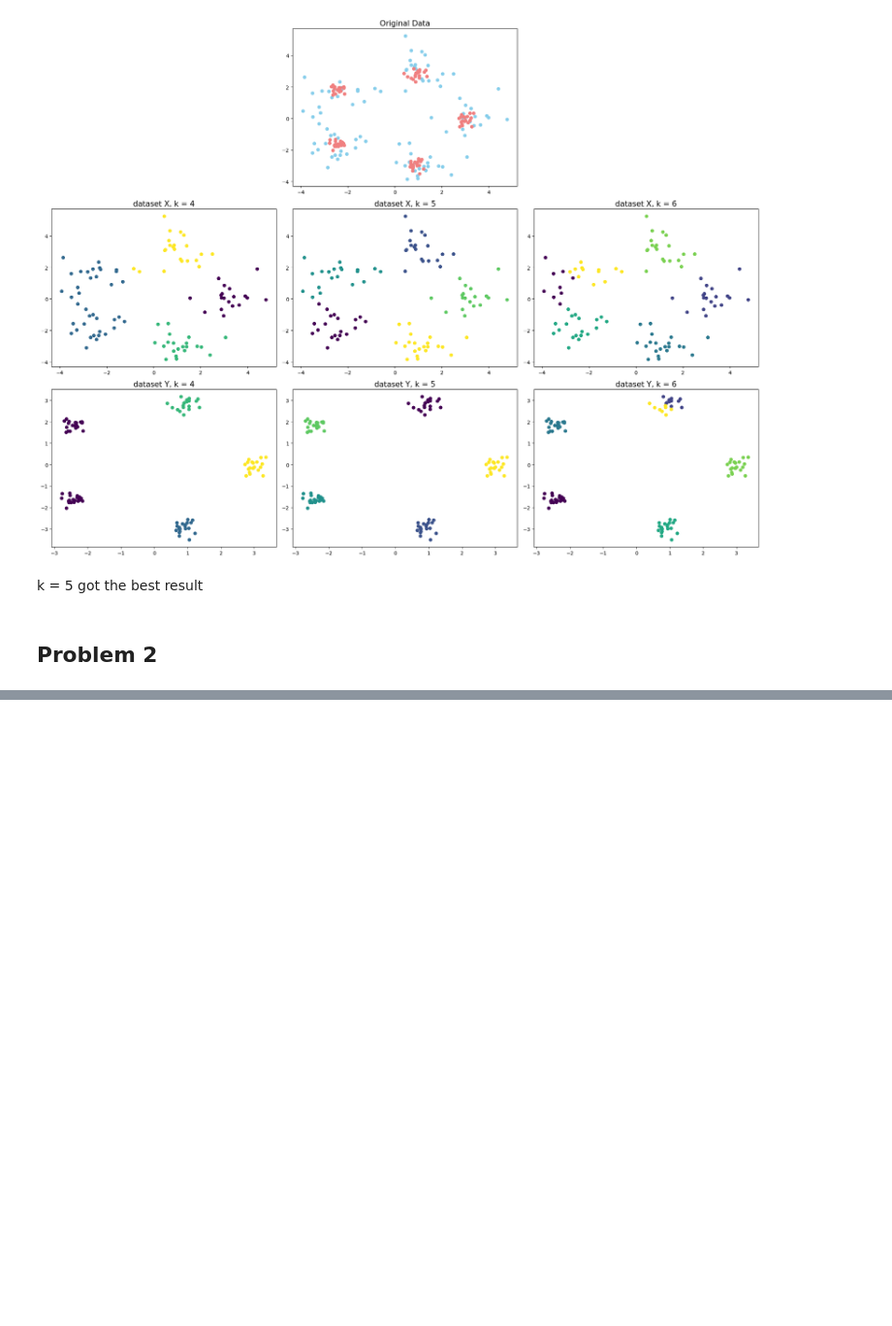
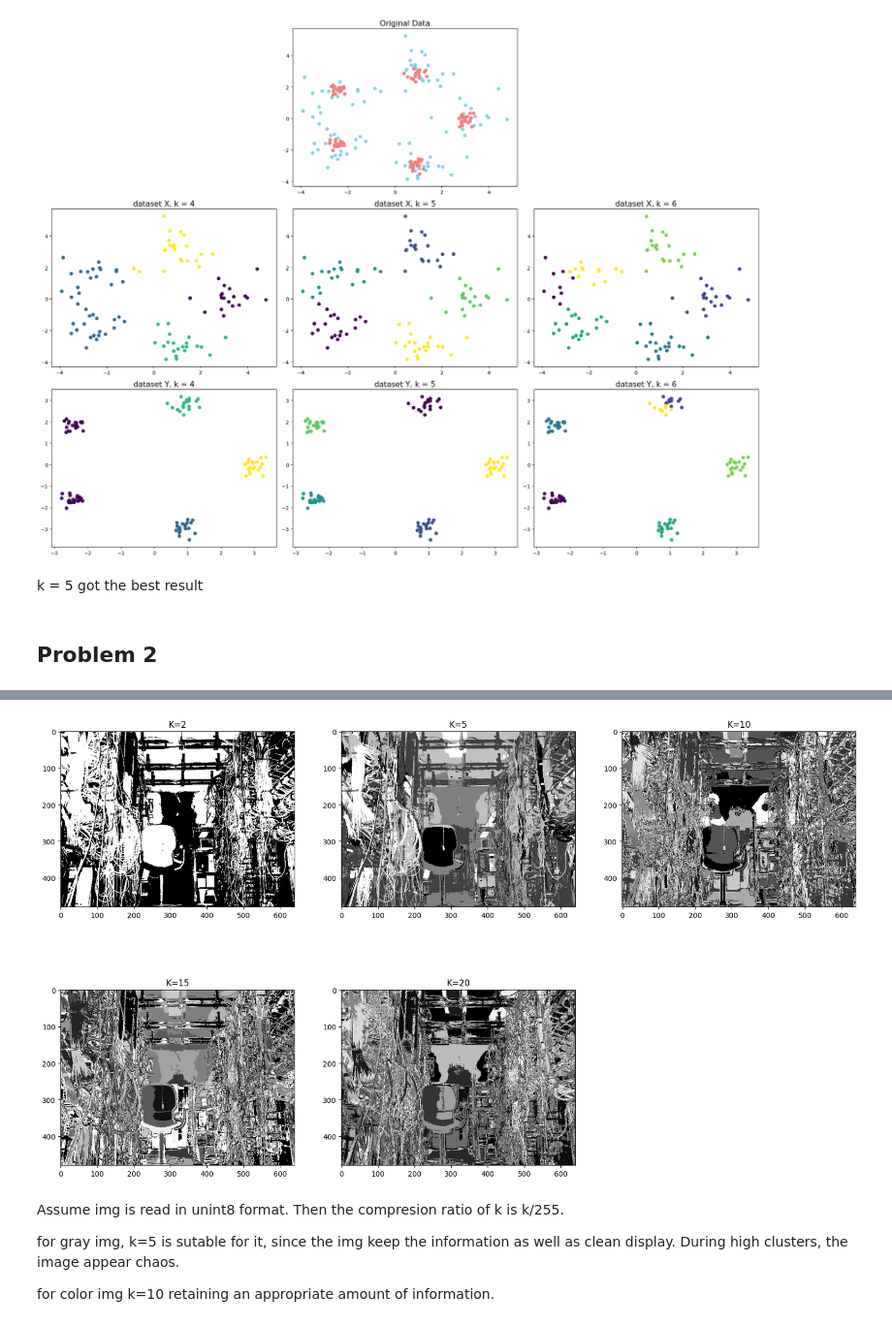
Before and after one commit to yylunxie/2023-Fall-ML, a Jupyter notebook: 11Homework/hw11.ipynb, the cells around one changed output, grey strips where cells are left out. Shown at 97% size. Cells and saved outputs as stored; diff of their text form; code cells hidden in the pictures; blank space fills up the shorter version.

```diff
--- a/11Homework/hw11.ipynb
+++ b/11Homework/hw11.ipynb
@@ -35,0 +61,25 @@ k = 5 got the best result
+# %%
+plt.figure(figsize=(20, 12))
+
+for i in range(5):
+    # print(k_gray)
+    kmeans = KMeans(n_clusters=clust[i])
+    kmeans.fit(img.reshape(-1, 3))
+    predict = kmeans.predict(img.reshape(-1, 3)).astype(np.float32)
+    predict /= predict.max()
+    predict *= 255
+    k_color = np.reshape(predict, (img.shape[0], img.shape[1]))
+    # k_gray /= k_gray.max()
+    # k_gray *= 255
+    plt.subplot(231+i)
+    plt.title(f'K={clust[i]}')
+    plt.imshow(k_color, cmap='gray')
+plt.show()
+# %% [output]
+[figure, added]
+# %% [markdown]
+Assume img is read in unint8 format. Then the compresion ratio of k is k/255.<br>
+
+for gray img, k=5 is sutable for it, since the img keep the information as well as clean display. During high clusters, the image appear chaos.<br>
+
+for color img k=10 retaining an appropriate amount of information.
```
Also changed, not shown: parts of 1 cell of this notebook, 2 other files.
